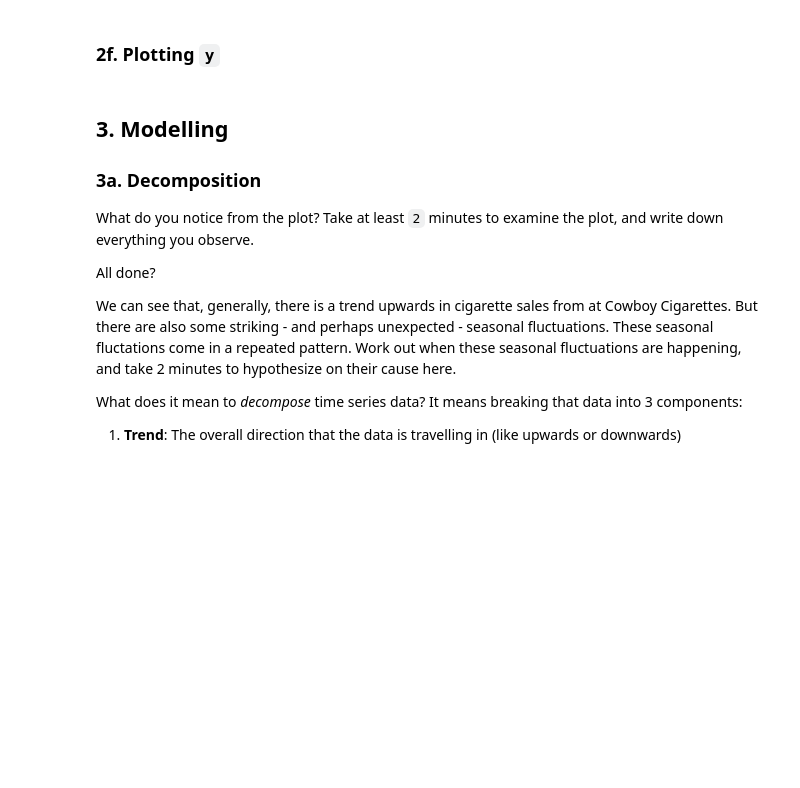
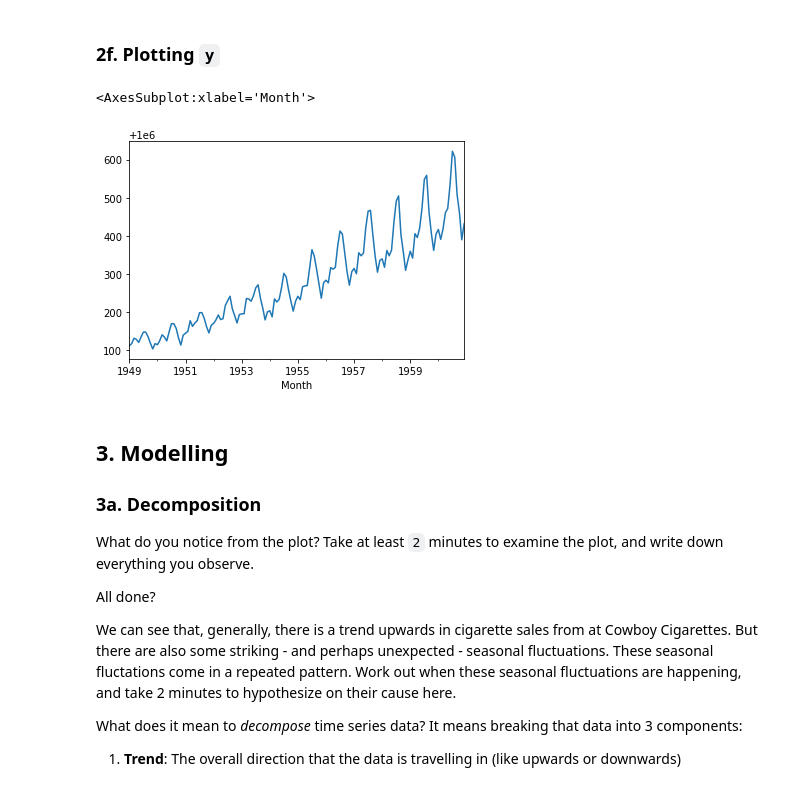
Before and after one commit to JasonCaldwellMBA/Time_Series_Case_Study, a Jupyter notebook: Cowboy Cigarettes Case Study - Tier 3.ipynb, the cells around one changed output. Drawn from its saved outputs; the diff is of its cells as text; code cells hidden in the pictures; blank space fills up the shorter version.

Commit message:
Create and plot predictor variable

```diff
--- a/Cowboy Cigarettes Case Study - Tier 3.ipynb
+++ b/Cowboy Cigarettes Case Study - Tier 3.ipynb
@@ -170,2 +168,4 @@ _ _ _
+# %%
+y = df['#CigSales']
 # %% [markdown]
 Check the type of our new variable.
@@ -186,3 +196,8 @@ _ _ _
+# %%
+y.plot()
+# %% [output]
+<AxesSubplot:xlabel='Month'>
+[figure, added]
 # %% [markdown]
 ## 3. Modelling
 ### 3a. Decomposition
```
Also changed, not shown: parts of 7 cells of this notebook.
